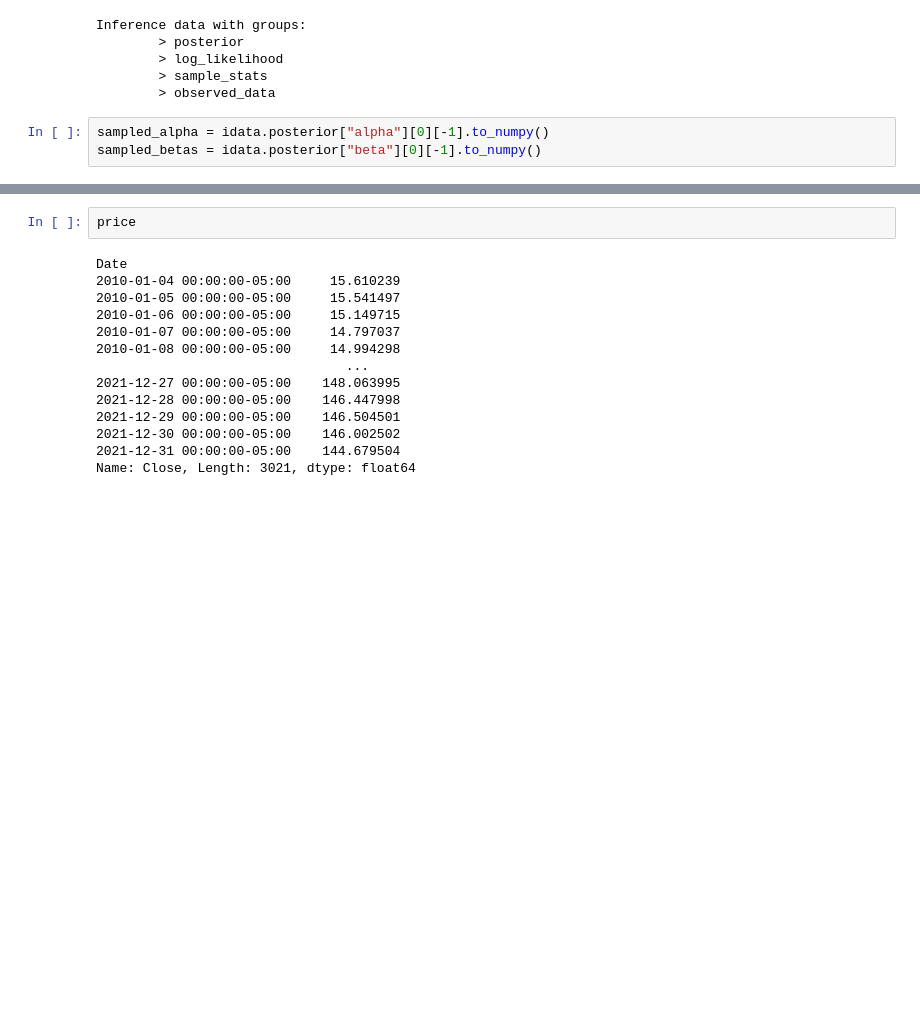
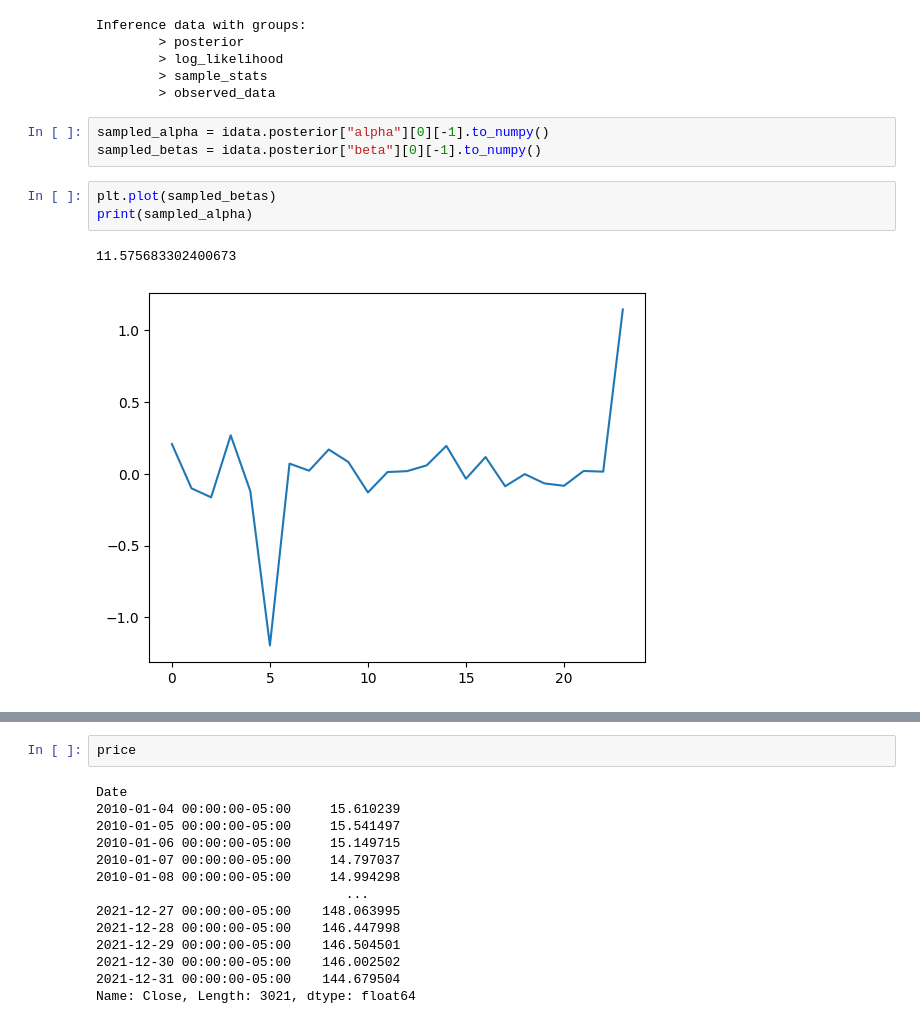
Before and after one commit to fanpu/10-708-project, a Jupyter notebook: baseline.ipynb, the cells around one changed output, grey strips where cells are left out. Saved outputs shown, nothing was run; the diff lists cells and outputs as text; blank space fills up the shorter version.

```diff
--- a/baseline.ipynb
+++ b/baseline.ipynb
@@ -139,3 +211,9 @@ Inference data with groups:
 # %%
 sampled_alpha = idata.posterior["alpha"][0][-1].to_numpy()
 sampled_betas = idata.posterior["beta"][0][-1].to_numpy()
+# %%
+plt.plot(sampled_betas)
+print(sampled_alpha)
+# %% [output]
+11.575683302400673
+[figure, added]
```
Also changed, not shown: parts of 17 cells of this notebook, 3 other files.
